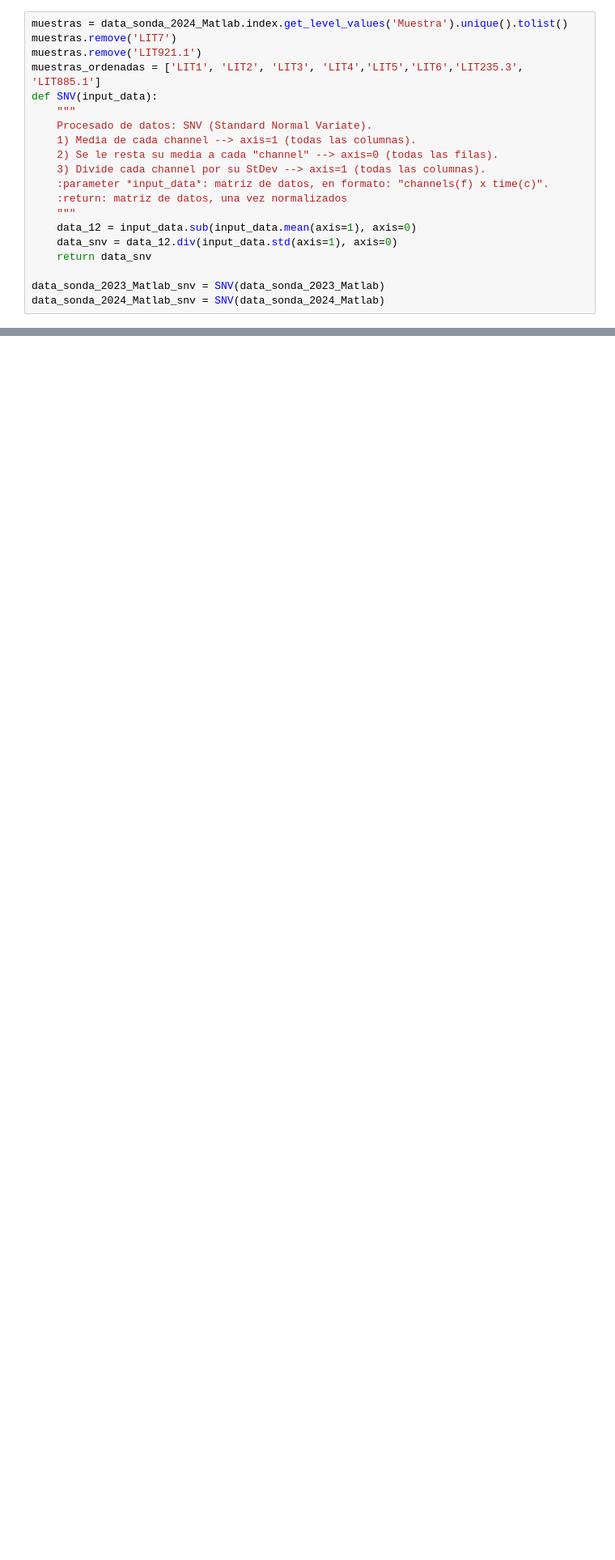
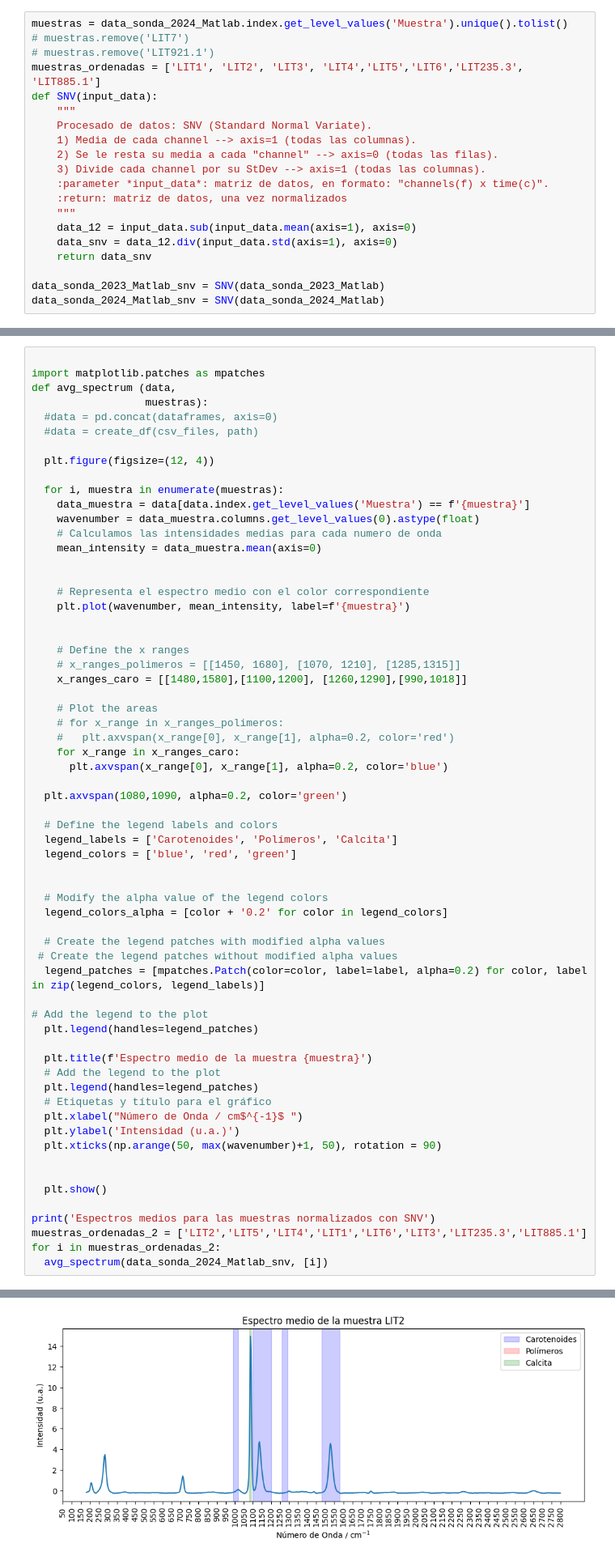
Before and after one commit to andreaperezasen/TFM-ML-Raman-Conchas-Arqueologicas, a Jupyter notebook: Code/Notebooks/plot_espectros.ipynb, the cells around one changed output, grey strips where cells are left out. Shown at 81% size. Saved outputs shown, nothing was run; the diff lists cells and outputs as text; blank space fills up the shorter version.

```diff
--- a/Code/Notebooks/plot_espectros.ipynb
+++ b/Code/Notebooks/plot_espectros.ipynb
@@ -33,8 +33,8 @@ data_sonda_2024_Matlab = pd.read_csv('D:\OneDrive - UNICAN\Escritorio\Conchas\CS
 # Comparación medidas preprocesadas por Matlab de la sonda en 2023 - 2024
 # %%
 muestras = data_sonda_2024_Matlab.index.get_level_values('Muestra').unique().tolist()
-muestras.remove('LIT7')
-muestras.remove('LIT921.1')
+# muestras.remove('LIT7')
+# muestras.remove('LIT921.1')
 muestras_ordenadas = ['LIT1', 'LIT2', 'LIT3', 'LIT4','LIT5','LIT6','LIT235.3', 'LIT885.1']
 def SNV(input_data):
     """
@@ -97,3 +97,67 @@ Espectros medios para las muestras normalizados con SNV
 [figure]
 Espectros medios para las muestras sin normalizar
 [figure]
+# %%
+
+import matplotlib.patches as mpatches
+def avg_spectrum (data,
+                  muestras):
+  #data = pd.concat(dataframes, axis=0)
+  #data = create_df(csv_files, path)
+
+  plt.figure(figsize=(12, 4))
+
+  for i, muestra in enumerate(muestras):
+    data_muestra = data[data.index.get_level_values('Muestra') == f'{muestra}']
+    wavenumber = data_muestra.columns.get_level_values(0).astype(float)
+    # Calculamos las intensidades medias para cada numero de onda
+    mean_intensity = data_muestra.mean(axis=0)
+
+
+    # Representa el espectro medio con el color correspondiente
+    plt.plot(wavenumber, mean_intensity, label=f'{muestra}')
+
+
+    # Define the x ranges
+    # x_ranges_polimeros = [[1450, 1680], [1070, 1210], [1285,1315]]
+    x_ranges_caro = [[1480,1580],[1100,1200], [1260,1290],[990,1018]]
+
+    # Plot the areas
+    # for x_range in x_ranges_polimeros:
+    #   plt.axvspan(x_range[0], x_range[1], alpha=0.2, color='red')
+    for x_range in x_ranges_caro:
+      plt.axvspan(x_range[0], x_range[1], alpha=0.2, color='blue')
+
+  plt.axvspan(1080,1090, alpha=0.2, color='green')
+
+  # Define the legend labels and colors
+  legend_labels = ['Carotenoides', 'Polímeros', 'Calcita']
+  legend_colors = ['blue', 'red', 'green']
+
+
+  # Modify the alpha value of the legend colors
+  legend_colors_alpha = [color + '0.2' for color in legend_colors]
+
+  # Create the legend patches with modified alpha values
+ # Create the legend patches without modified alpha values
+  legend_patches = [mpatches.Patch(color=color, label=label, alpha=0.2) for color, label in zip(legend_colors, legend_labels)]
+
+# Add the legend to the plot
+  plt.legend(handles=legend_patches)
+
+  plt.title(f'Espectro medio de la muestra {muestra}')
+  # Add the legend to the plot
+  plt.legend(handles=legend_patches)
+  # Etiquetas y título para el gráfico
+  plt.xlabel("Número de Onda / cm$^{-1}$ ")
+  plt.ylabel('Intensidad (u.a.)')
+  plt.xticks(np.arange(50, max(wavenumber)+1, 50), rotation = 90)
+
+
+  plt.show()
+
+print('Espectros medios para las muestras normalizados con SNV')
+muestras_ordenadas_2 = ['LIT2','LIT5','LIT4','LIT1','LIT6','LIT3','LIT235.3','LIT885.1']
+for i in muestras_ordenadas_2:
+  avg_spectrum(data_sonda_2024_Matlab_snv, [i])
+# %% [output]
@@ -99,0 +165 @@ Espectros medios para las muestras sin normalizar
+[figure, added]
```
Also changed, not shown: parts of 4 cells of this notebook.
